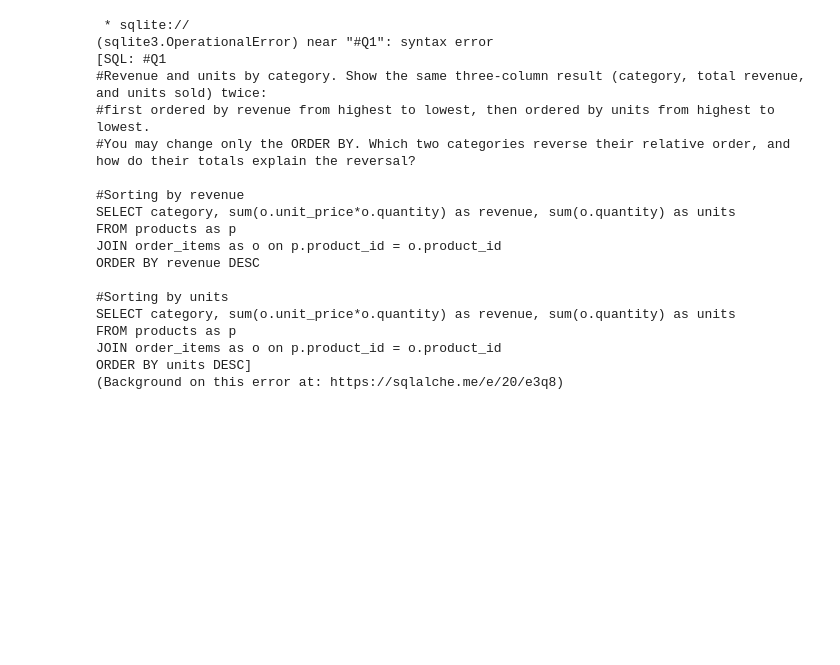
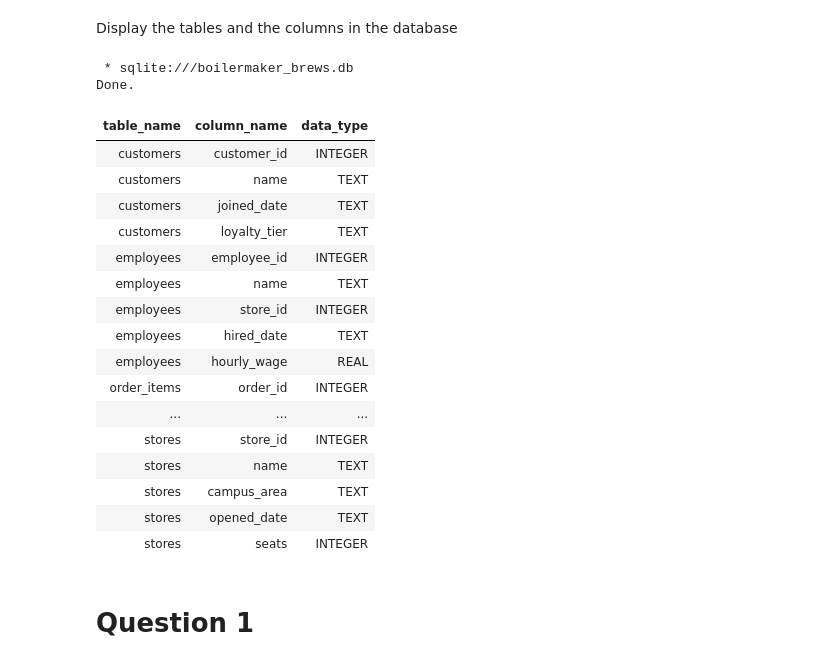
Before and after one commit to LourdAbuHadid1/IE-332-Group-Assignments, a Jupyter notebook: A1.ipynb, the cells around one changed output. Drawn from its saved outputs; the diff is of its cells as text; code cells hidden in the pictures; blank space fills up the shorter version.

Commit message:
ERD and Q1 done

```diff
--- a/A1.ipynb
+++ b/A1.ipynb
@@ -95,38 +111,34 @@ Connected to boilermaker_brews.db. The %%sql command is ready.
-# %%
-%%sql
-#Q1
-#Revenue and units by category. Show the same three-column result (category, total revenue, and units sold) twice:
-#first ordered by revenue from highest to lowest, then ordered by units from highest to lowest.
-#You may change only the ORDER BY. Which two categories reverse their relative order, and how do their totals explain the reversal?
-
-#Sorting by revenue
-SELECT category, sum(o.unit_price*o.quantity) as revenue, sum(o.quantity) as units
-FROM products as p
-JOIN order_items as o on p.product_id = o.product_id
-ORDER BY revenue DESC
-
-#Sorting by units
-SELECT category, sum(o.unit_price*o.quantity) as revenue, sum(o.quantity) as units
-FROM products as p
-JOIN order_items as o on p.product_id = o.product_id
-ORDER BY units DESC
-# %% [output]
- * sqlite://
-(sqlite3.OperationalError) near "#Q1": syntax error
-[SQL: #Q1
-#Revenue and units by category. Show the same three-column result (category, total revenue, and units sold) twice:
-#first ordered by revenue from highest to lowest, then ordered by units from highest to lowest.
-#You may change only the ORDER BY. Which two categories reverse their relative order, and how do their totals explain the reversal?
-
-#Sorting by revenue
-SELECT category, sum(o.unit_price*o.quantity) as revenue, sum(o.quantity) as units
-FROM products as p
-JOIN order_items as o on p.product_id = o.product_id
-ORDER BY revenue DESC
-
-#Sorting by units
-SELECT category, sum(o.unit_price*o.quantity) as revenue, sum(o.quantity) as units
-FROM products as p
-JOIN order_items as o on p.product_id = o.product_id
-ORDER BY units DESC]
-(Background on this error at: https://sqlalche.me/e/20/e3q8)
+# %% [markdown]
+Display the tables and the columns in the database
+# %%
+%%sql
+
+SELECT
+m.name AS table_name,
+p.name AS column_name,
+p.type AS data_type
+FROM sqlite_master AS m
+JOIN pragma_table_info(m.name) AS p
+WHERE m.type = 'table'
+AND m.name NOT LIKE 'sqlite_%'
+ORDER BY m.name, p.cid;
+# %% [output]
+ * sqlite:///boilermaker_brews.db
+Done.
+| table_name | column_name | data_type |
+| customers | customer_id | INTEGER |
+| customers | name | TEXT |
+| customers | joined_date | TEXT |
+| customers | loyalty_tier | TEXT |
+| employees | employee_id | INTEGER |
+| employees | name | TEXT |
+| employees | store_id | INTEGER |
+| employees | hired_date | TEXT |
+| employees | hourly_wage | REAL |
+| order_items | order_id | INTEGER |
+| ... | ... | ... |
+| stores | store_id | INTEGER |
+| stores | name | TEXT |
+| stores | campus_area | TEXT |
+| stores | opened_date | TEXT |
+| stores | seats | INTEGER |
@@ -132,0 +149,2 @@ ORDER BY units DESC]
+# %% [markdown]
+# Question 1
```
Also changed, not shown: parts of 11 cells of this notebook.
